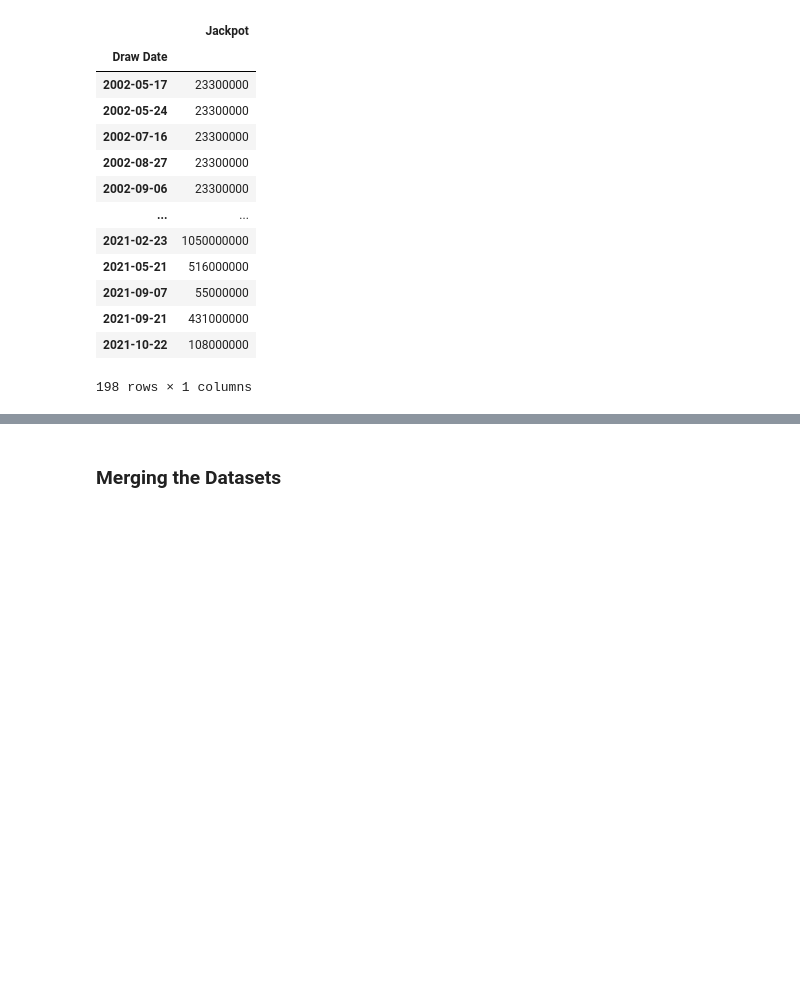
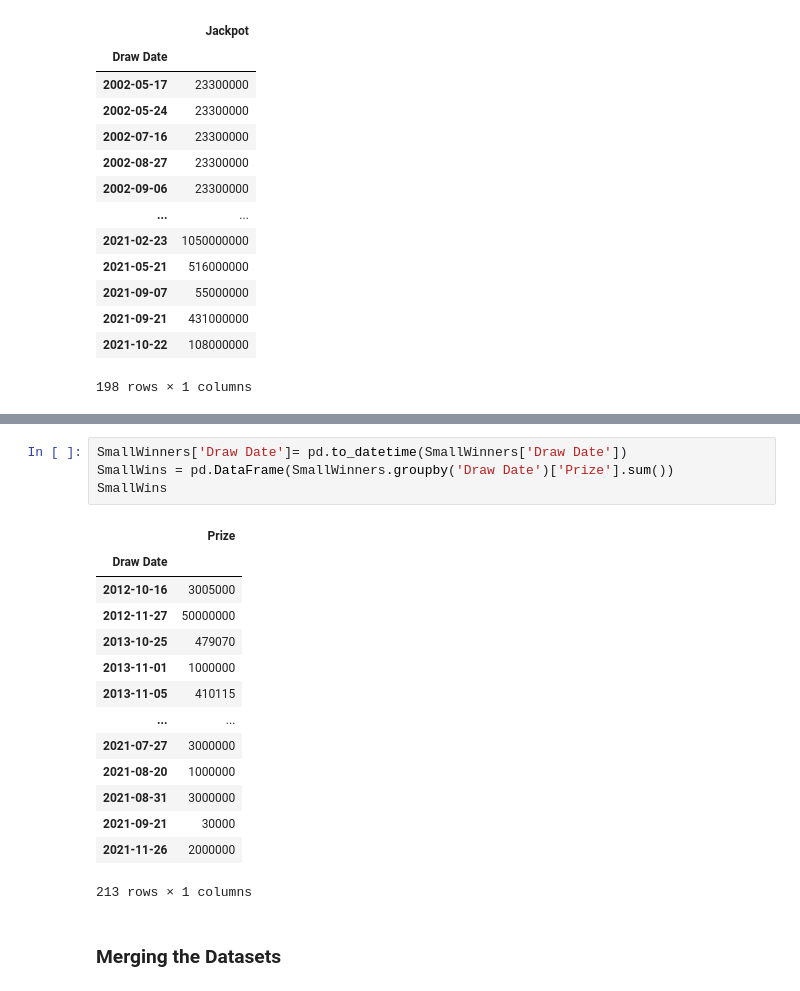
Before and after one commit to AlbiKovi/DSO110---Final-Group-Project, a Jupyter notebook: DSO110 - Final Group Project - Lottery.ipynb, the cells around one changed output, grey strips where cells are left out. Saved outputs shown, nothing was run; the diff lists cells and outputs as text; blank space fills up the shorter version.

```diff
--- a/DSO110 - Final Group Project - Lottery.ipynb
+++ b/DSO110 - Final Group Project - Lottery.ipynb
@@ -164,2 +176,21 @@ Wins
+# %%
+SmallWinners['Draw Date']= pd.to_datetime(SmallWinners['Draw Date'])
+SmallWins = pd.DataFrame(SmallWinners.groupby('Draw Date')['Prize'].sum())
+SmallWins
+# %% [output]
+|  | Prize |
+| Draw Date |  |
+| 2012-10-16 | 3005000 |
+| 2012-11-27 | 50000000 |
+| 2013-10-25 | 479070 |
+| 2013-11-01 | 1000000 |
+| 2013-11-05 | 410115 |
+| ... | ... |
+| 2021-07-27 | 3000000 |
+| 2021-08-20 | 1000000 |
+| 2021-08-31 | 3000000 |
+| 2021-09-21 | 30000 |
+| 2021-11-26 | 2000000 |
+213 rows × 1 columns
 # %% [markdown]
 ### Merging the Datasets
```
Also changed, not shown: parts of 16 cells of this notebook, 1 other file.
